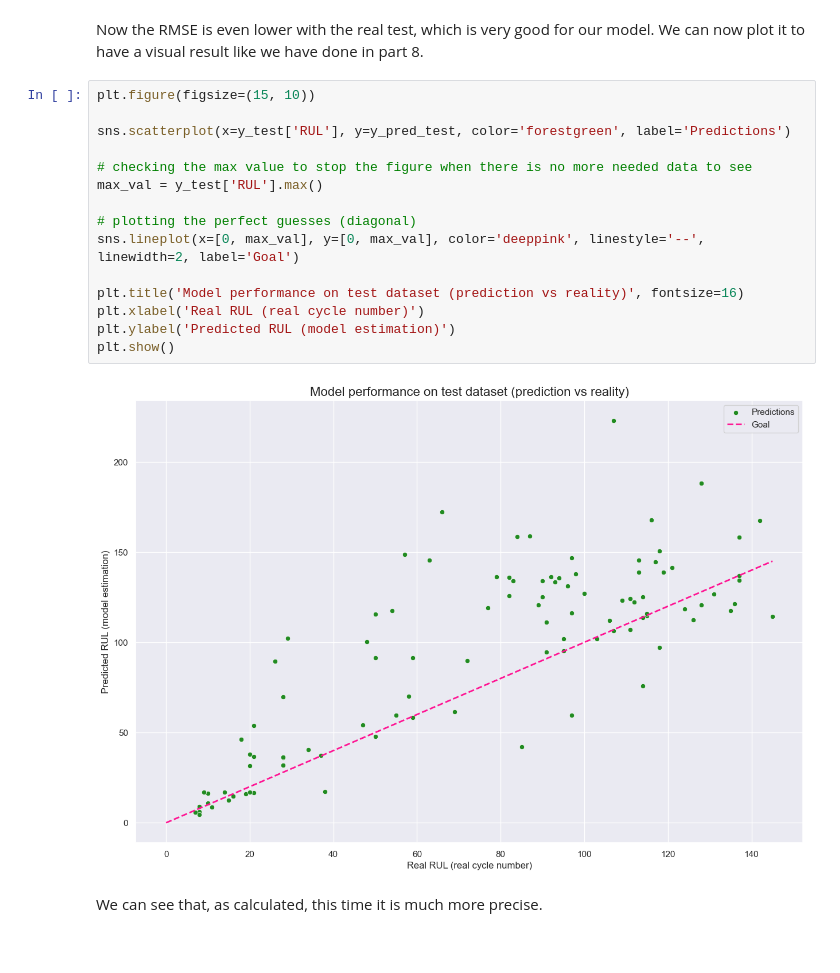
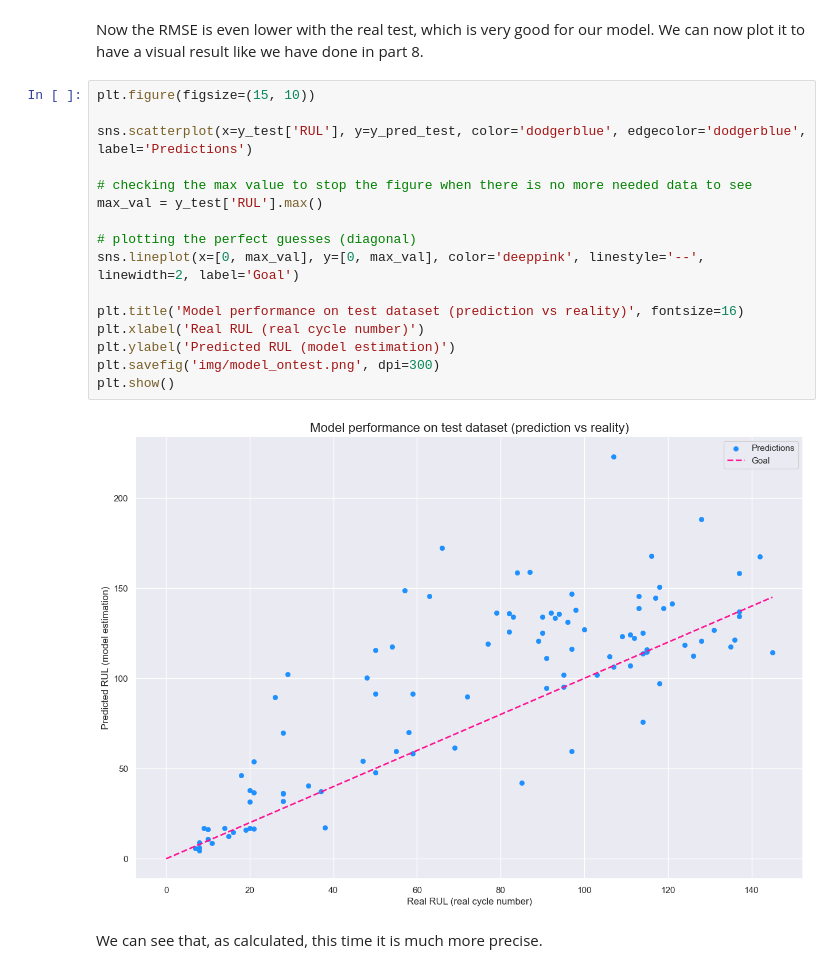
Before and after one commit to ahmedbda/nasa-turbofan-rul-ml, a Jupyter notebook: NASA_Rul_Project.ipynb, the cells around one changed output. Saved outputs shown, nothing was run; the diff lists cells and outputs as text.

```diff
--- a/NASA_Rul_Project.ipynb
+++ b/NASA_Rul_Project.ipynb
@@ -315,20 +327,21 @@ We can now plot it to have a visual result like we have done in part 8.
 # %%
 plt.figure(figsize=(15, 10))
 
-sns.scatterplot(x=y_test['RUL'], y=y_pred_test, color='forestgreen', label='Predictions')
+sns.scatterplot(x=y_test['RUL'], y=y_pred_test, color='dodgerblue', edgecolor='dodgerblue', label='Predictions')
 
 # checking the max value to stop the figure when there is no more needed data to see
 max_val = y_test['RUL'].max()
 
 # plotting the perfect guesses (diagonal)
 sns.lineplot(x=[0, max_val], y=[0, max_val], color='deeppink', linestyle='--', linewidth=2, label='Goal')
 
 plt.title('Model performance on test dataset (prediction vs reality)', fontsize=16)
 plt.xlabel('Real RUL (real cycle number)')
 plt.ylabel('Predicted RUL (model estimation)')
+plt.savefig('img/model_ontest.png', dpi=300)
 plt.show()
 # %% [output]
-[figure, old version]
+[figure, new version]
 # %% [markdown]
 We can see that, as calculated, this time it is much more precise.
 # %% [markdown]
```
Also changed, not shown: parts of 5 cells of this notebook.
